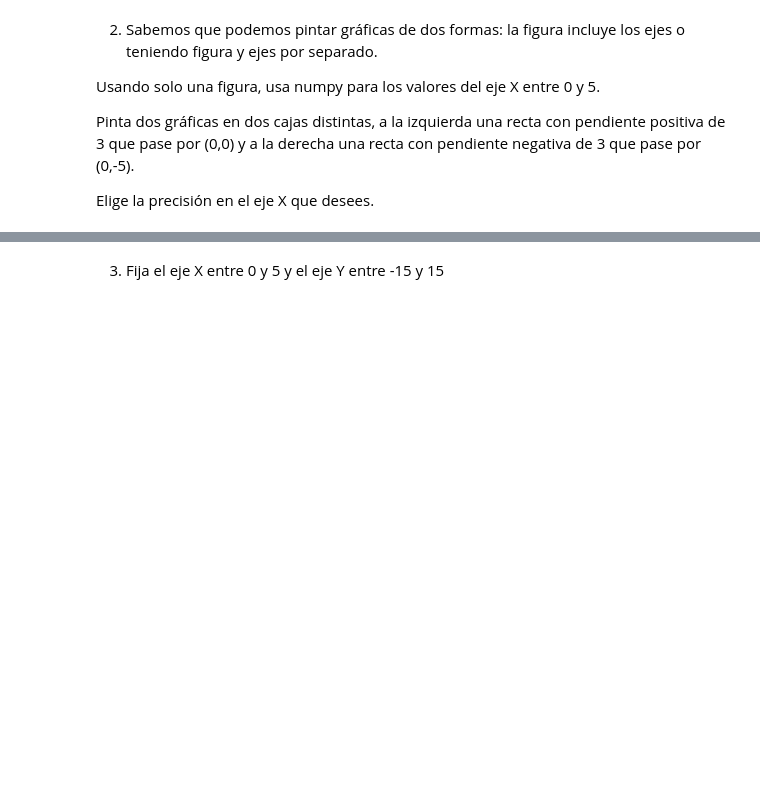
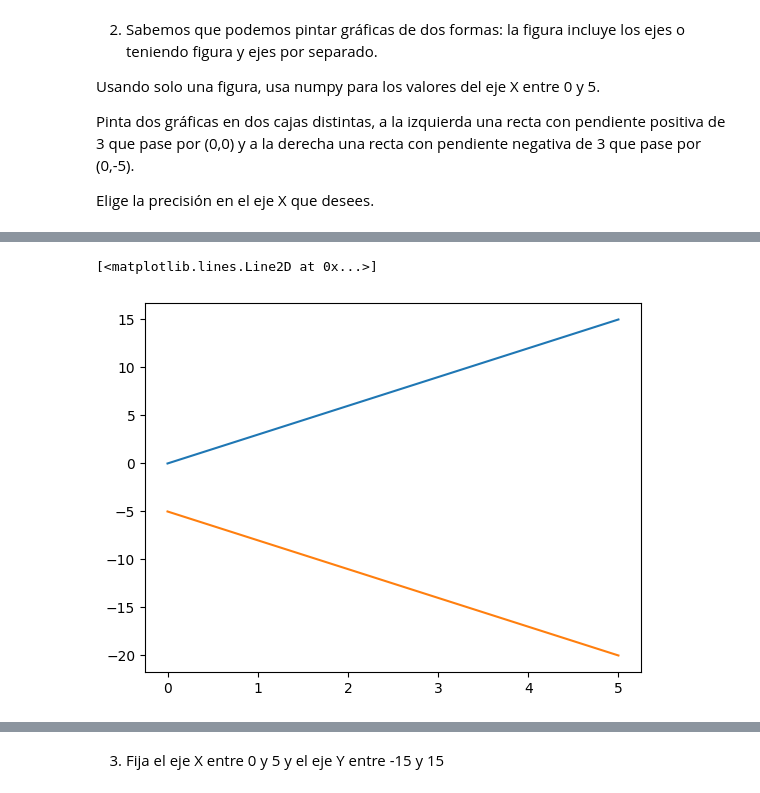
Before and after one commit to MNievas12/2411_dsft_thebridge, a Jupyter notebook: 2-Data-Analysis/4-Visualización/1-Matplotlib/ejercicios/ejercicios_Matplotlib.ipynb, the cells around one changed output, grey strips where cells are left out. Drawn from its saved outputs; the diff is of its cells as text; code cells hidden in the pictures; blank space fills up the shorter version.

```diff
--- a/2-Data-Analysis/4-Visualización/1-Matplotlib/ejercicios/ejercicios_Matplotlib.ipynb
+++ b/2-Data-Analysis/4-Visualización/1-Matplotlib/ejercicios/ejercicios_Matplotlib.ipynb
@@ -14,0 +46,6 @@ Elige la precisión en el eje X que desees.
+# %%
+plt.plot(x, y1)
+plt.plot(x, y2)
+# %% [output]
+[<matplotlib.lines.Line2D at 0x...>]
+[figure, added]
```
Also changed, not shown: parts of 8 cells of this notebook.
